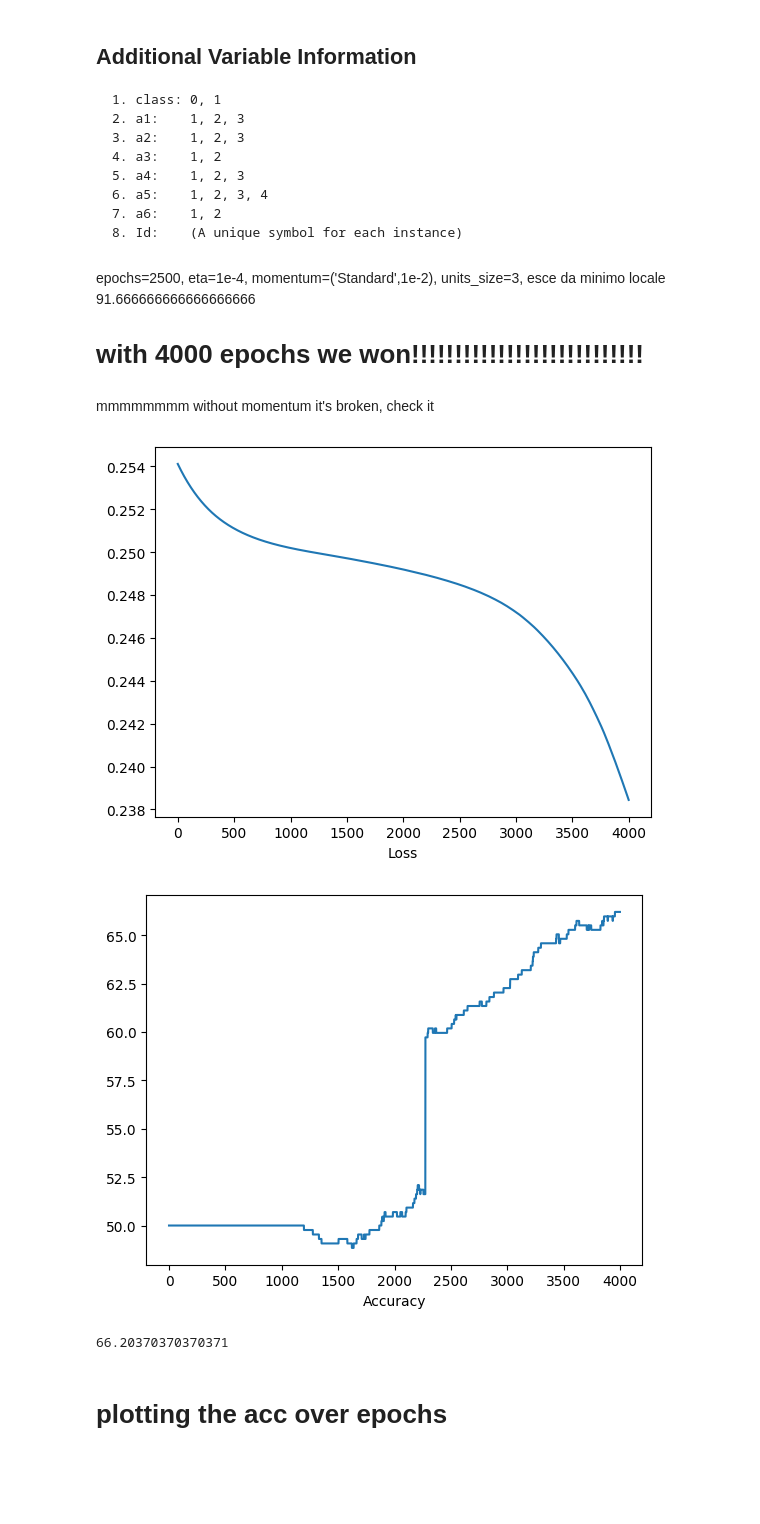
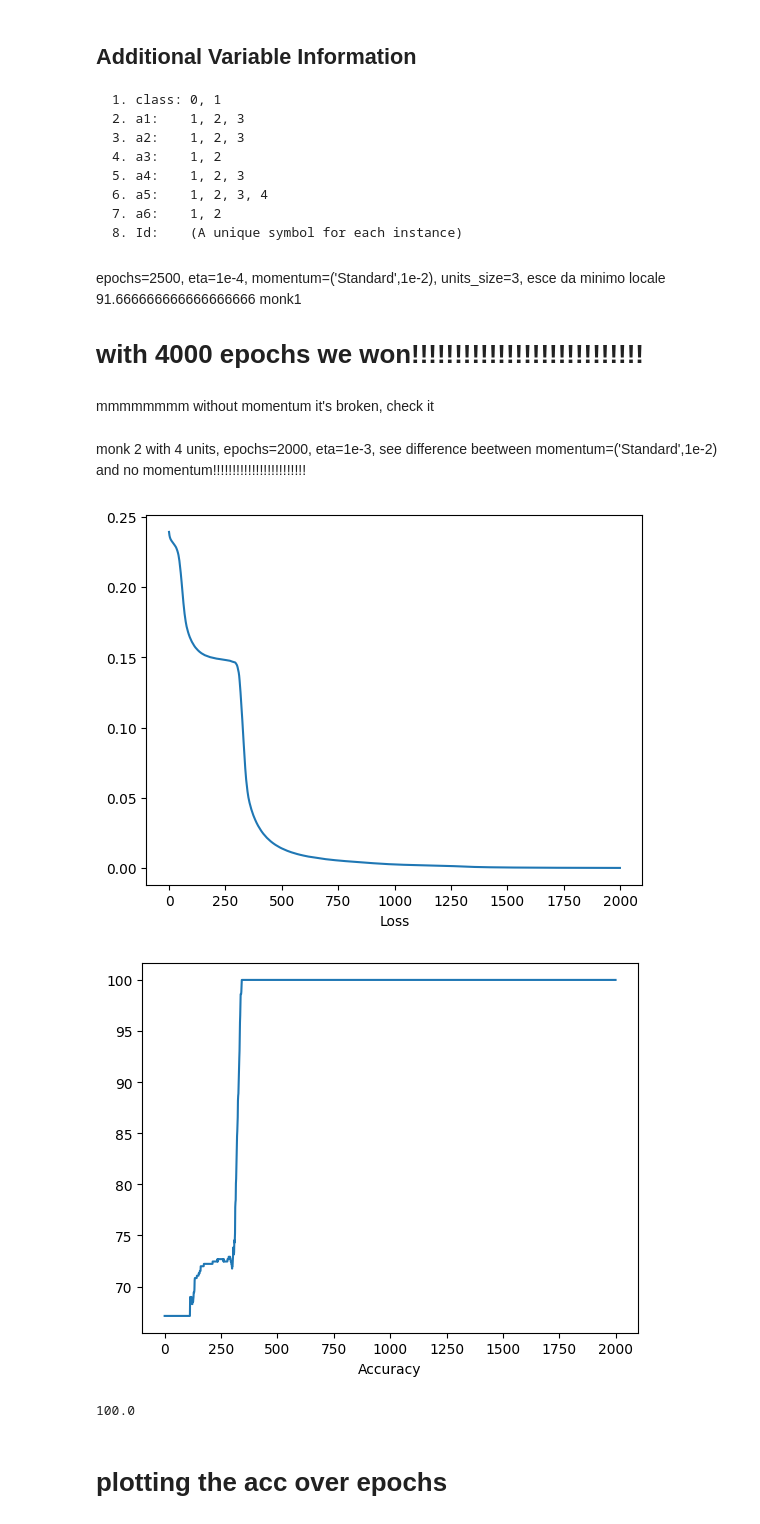
Before and after one commit to Slocon00/ML-project, a Jupyter notebook: test_monk.ipynb, the cells around one changed output. Cells and saved outputs as stored; diff of their text form; code cells hidden in the pictures; blank space fills up the shorter version.

Commit message:
more thoughts about momentum...

```diff
--- a/test_monk.ipynb
+++ b/test_monk.ipynb
@@ -38,48 +38,50 @@ with tqdm(total=100, colour='yellow') as pbar:
     7. a6:    1, 2
     8. Id:    (A unique symbol for each instance)
 # %%
-X_train, X_test, y_train, y_test = read_monk(train_path='./data/monk/monks-1.train', test_path='./data/monk/monks-1.test')
+X_train, X_test, y_train, y_test = read_monk(train_path='./data/monk/monks-2.train', test_path='./data/monk/monks-2.test')
 # %%
 np.random.seed(3)
 net = Network(MSE(1))
 
 net.add_layer(
     input_size=len(X_train[0]),
-    units_size=3,
+    units_size=4,
     starting=Range_random(),
     #regularizer=L2(lambda_=10e-5),
     activation=ReLU(),
-    #momentum=('Standard',1e-2)
+    momentum=('Standard',1e-2)
 )
 net.add_layer(
-    input_size=3,
+    input_size=4,
     units_size=1,
     starting=Range_random(),
     activation=Sigmoid(),
-    #momentum=('Standard',1e-2)
+    momentum=('Standard',1e-2)
 )
 # %% [markdown]
- epochs=2500, eta=1e-4, momentum=('Standard',1e-2), units_size=3,  esce da minimo locale 91.666666666666666666
+ epochs=2500, eta=1e-4, momentum=('Standard',1e-2), units_size=3,  esce da minimo locale 91.666666666666666666 monk1
 
 # with 4000 epochs we won!!!!!!!!!!!!!!!!!!!!!!!!!!!
 # %% [markdown]
 mmmmmmmm without momentum it's broken, check it
+# %% [markdown]
+monk 2 with 4 units, epochs=2000, eta=1e-3, see difference beetween momentum=('Standard',1e-2) and no momentum!!!!!!!!!!!!!!!!!!!!!!!!
 # %%
-losses, accuracies = net.train(X_train=X_train, y_train=y_train, X_test=X_test, y_test=y_test, epochs=4000, eta=1e-4)
+losses, accuracies = net.train(X_train=X_train, y_train=y_train, X_test=X_test, y_test=y_test, epochs=2000, eta=1e-3)
 
 plt.plot(losses)
 plt.xlabel('Loss')
 plt.show()
 
 plt.plot(accuracies)
 plt.xlabel('Accuracy')
 plt.show()
 
 print(accuracies[-1])
 # %% [output]
-[figure, old version]
+[figure, new version]
-[figure, old version]
+[figure, new version]
-66.20370370370371
+100.0
 # %% [markdown]
 # plotting the acc over epochs
 # %%
```
